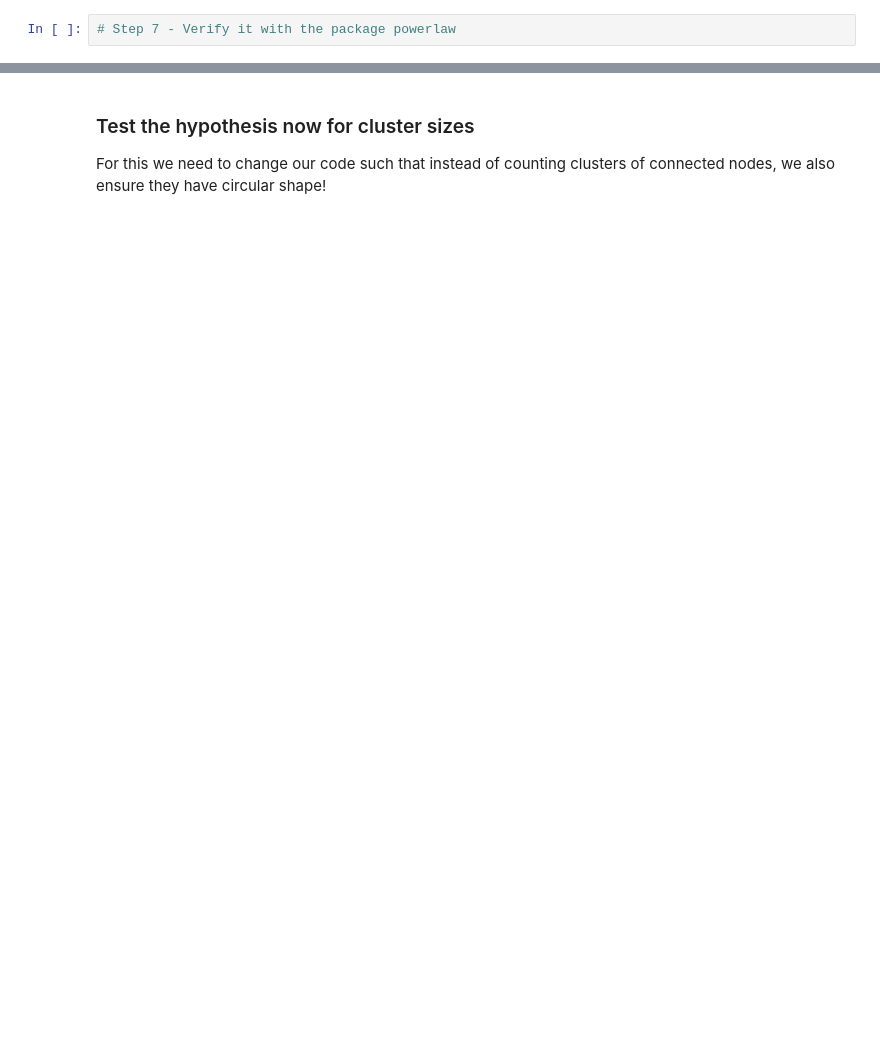
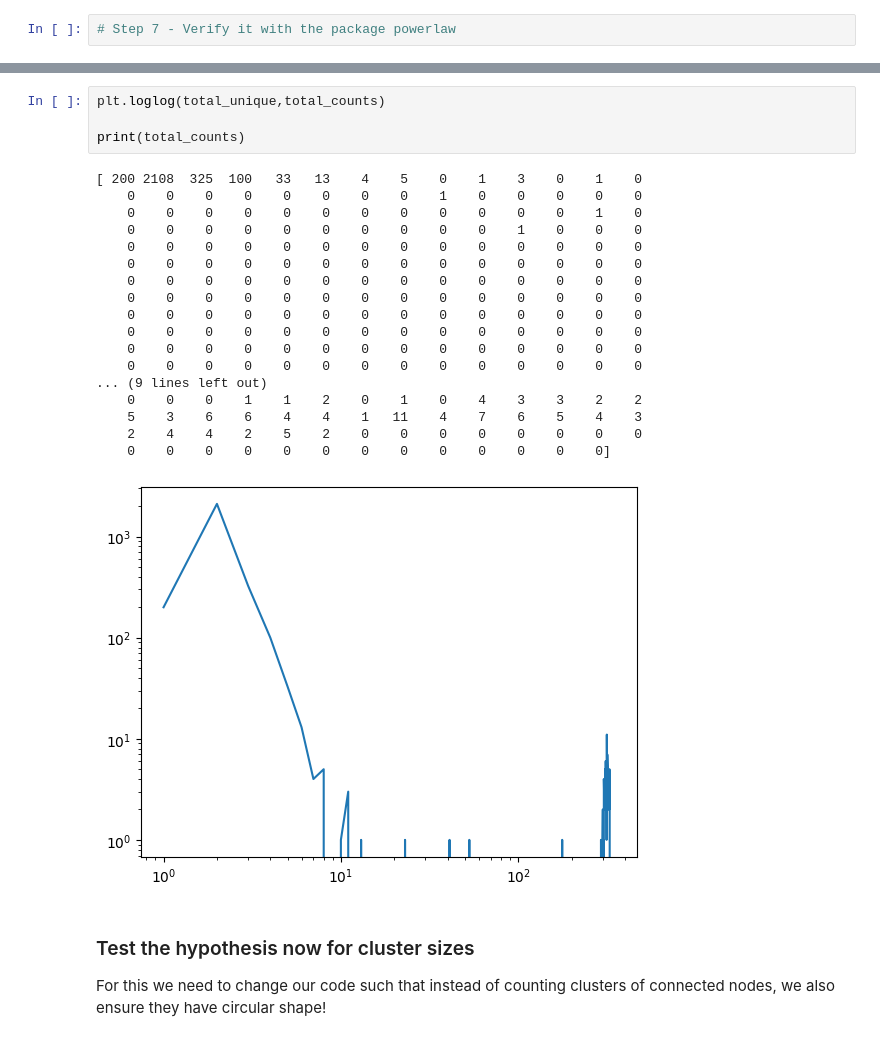
Before and after one commit to jonas4climate/opinion-formation-complexity, a Jupyter notebook: opinion_formation.ipynb, the cells around one changed output, grey strips where cells are left out. Drawn from its saved outputs; the diff is of its cells as text; blank space fills up the shorter version.

```diff
--- a/opinion_formation.ipynb
+++ b/opinion_formation.ipynb
@@ -206,3 +192,26 @@ alpha=  2.0804101936395996   sigma=  0.05783303173991702
+# %%
+plt.loglog(total_unique,total_counts)
+
+print(total_counts)
+# %% [output]
+[ 200 2108  325  100   33   13    4    5    0    1    3    0    1    0
+    0    0    0    0    0    0    0    0    1    0    0    0    0    0
+    0    0    0    0    0    0    0    0    0    0    0    0    1    0
+    0    0    0    0    0    0    0    0    0    0    1    0    0    0
+    0    0    0    0    0    0    0    0    0    0    0    0    0    0
+    0    0    0    0    0    0    0    0    0    0    0    0    0    0
+    0    0    0    0    0    0    0    0    0    0    0    0    0    0
+    0    0    0    0    0    0    0    0    0    0    0    0    0    0
+    0    0    0    0    0    0    0    0    0    0    0    0    0    0
+    0    0    0    0    0    0    0    0    0    0    0    0    0    0
+    0    0    0    0    0    0    0    0    0    0    0    0    0    0
+    0    0    0    0    0    0    0    0    0    0    0    0    0    0
+... (9 lines left out)
+    0    0    0    1    1    2    0    1    0    4    3    3    2    2
+    5    3    6    6    4    4    1   11    4    7    6    5    4    3
+    2    4    4    2    5    2    0    0    0    0    0    0    0    0
+    0    0    0    0    0    0    0    0    0    0    0    0    0]
+[figure, added]
 # %% [markdown]
 ### Test the hypothesis now for cluster sizes
 For this we need to change our code such that instead of counting clusters of connected nodes, we also ensure they have circular shape!
```
Also changed, not shown: parts of 4 cells of this notebook, 1 other file.
